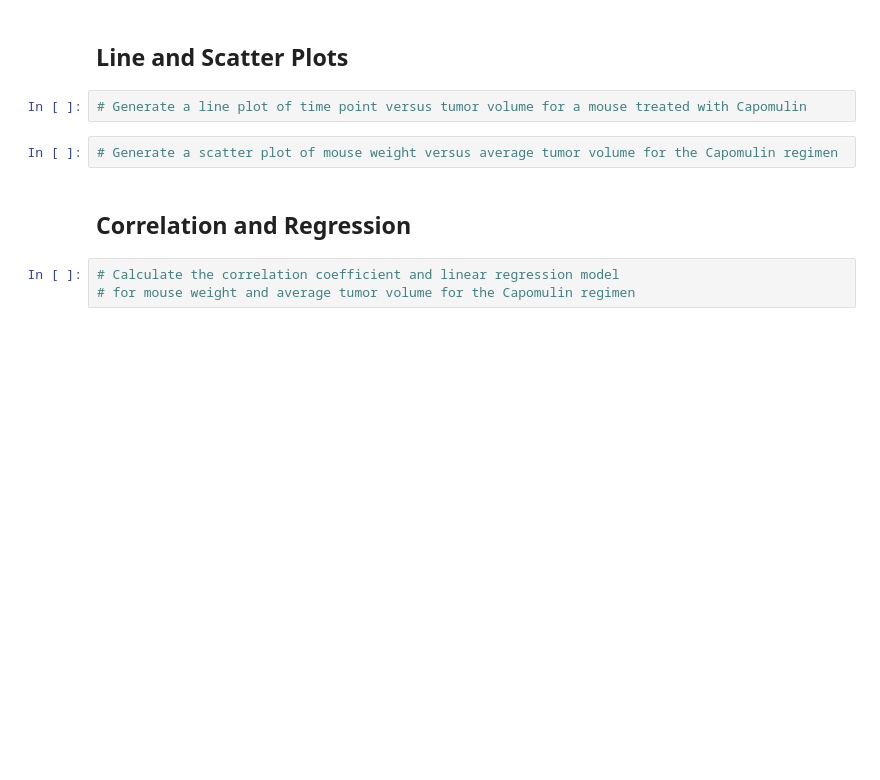
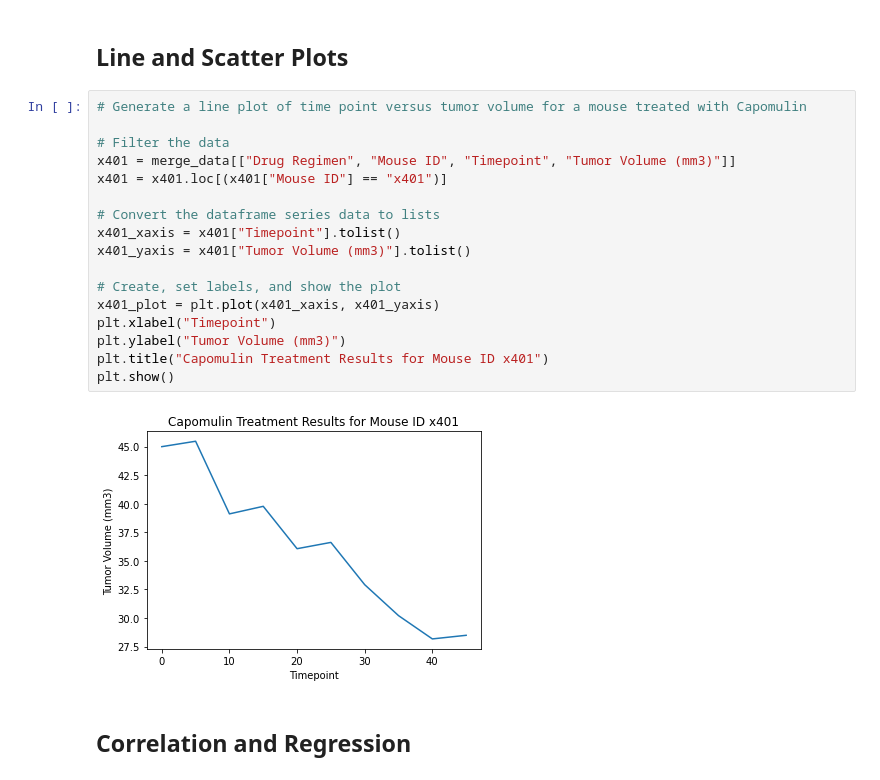
Before and after one commit to js04237/matplotlib-challenge, a Jupyter notebook: pymaceuticals.ipynb, the cells around one changed output. Cells and saved outputs as stored; diff of their text form; blank space fills up the shorter version.

```diff
--- a/pymaceuticals.ipynb
+++ b/pymaceuticals.ipynb
@@ -250,12 +290,24 @@ plt.show()
 [figure]
 # %% [markdown]
 ## Line and Scatter Plots
-# %%
-# Generate a line plot of time point versus tumor volume for a mouse treated with Capomulin
-# %%
-# Generate a scatter plot of mouse weight versus average tumor volume for the Capomulin regimen
+# %%
+# Generate a line plot of time point versus tumor volume for a mouse treated with Capomulin
+
+# Filter the data
+x401 = merge_data[["Drug Regimen", "Mouse ID", "Timepoint", "Tumor Volume (mm3)"]]
+x401 = x401.loc[(x401["Mouse ID"] == "x401")]
+
+# Convert the dataframe series data to lists
+x401_xaxis = x401["Timepoint"].tolist()
+x401_yaxis = x401["Tumor Volume (mm3)"].tolist()
+
+# Create, set labels, and show the plot
+x401_plot = plt.plot(x401_xaxis, x401_yaxis)
+plt.xlabel("Timepoint")
+plt.ylabel("Tumor Volume (mm3)")
+plt.title("Capomulin Treatment Results for Mouse ID x401")
+plt.show()
+# %% [output]
+[figure, added]
 # %% [markdown]
 ## Correlation and Regression
-# %%
-# Calculate the correlation coefficient and linear regression model
-# for mouse weight and average tumor volume for the Capomulin regimen
```
Also changed, not shown: parts of 11 cells of this notebook.
